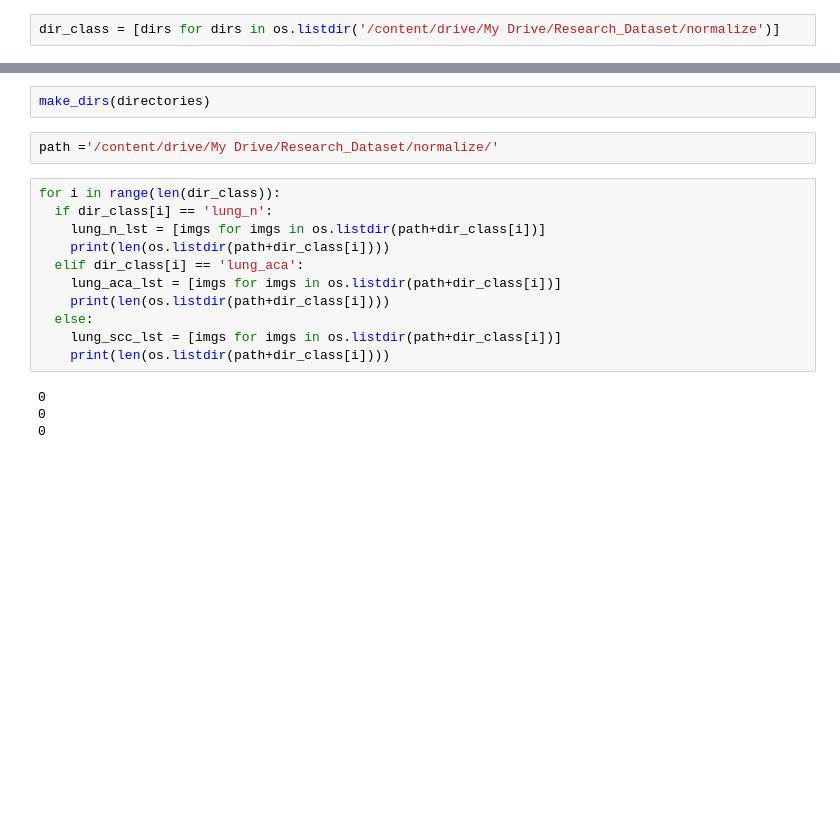
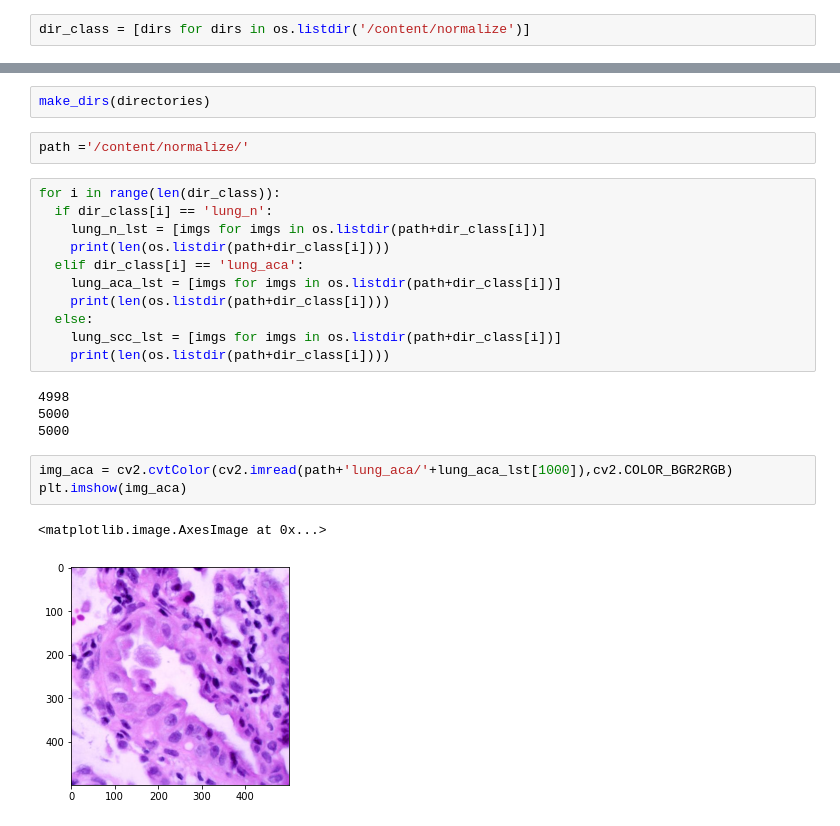
Before and after one commit to bedanga92/Research-Project, a Jupyter notebook: AlexNet/AlexNet.ipynb, the cells around one changed output, grey strips where cells are left out. Drawn from its saved outputs; the diff is of its cells as text; blank space fills up the shorter version.

```diff
--- a/AlexNet/AlexNet.ipynb
+++ b/AlexNet/AlexNet.ipynb
@@ -40,5 +58,5 @@ os.listdir('/content/drive/My Drive/Research_Dataset/normalize')
 # %%
-dir_class = [dirs for dirs in os.listdir('/content/drive/My Drive/Research_Dataset/normalize')]
+dir_class = [dirs for dirs in os.listdir('/content/normalize')]
 # %%
 dir_class
 # %% [output]
@@ -63,7 +81,7 @@ def make_dirs(dir_lst):
 # %%
 make_dirs(directories)
 # %%
-path ='/content/drive/My Drive/Research_Dataset/normalize/'
+path ='/content/normalize/'
 # %%
 for i in range(len(dir_class)):
   if dir_class[i] == 'lung_n':
@@ -76,6 +94,12 @@ for i in range(len(dir_class)):
     lung_scc_lst = [imgs for imgs in os.listdir(path+dir_class[i])]
     print(len(os.listdir(path+dir_class[i])))
 # %% [output]
-0
-0
-0
+4998
+5000
+5000
+# %%
+img_aca = cv2.cvtColor(cv2.imread(path+'lung_aca/'+lung_aca_lst[1000]),cv2.COLOR_BGR2RGB)
+plt.imshow(img_aca)
+# %% [output]
+<matplotlib.image.AxesImage at 0x...>
+[figure, added]
```
Also changed, not shown: parts of 15 cells of this notebook, 1 other file.
